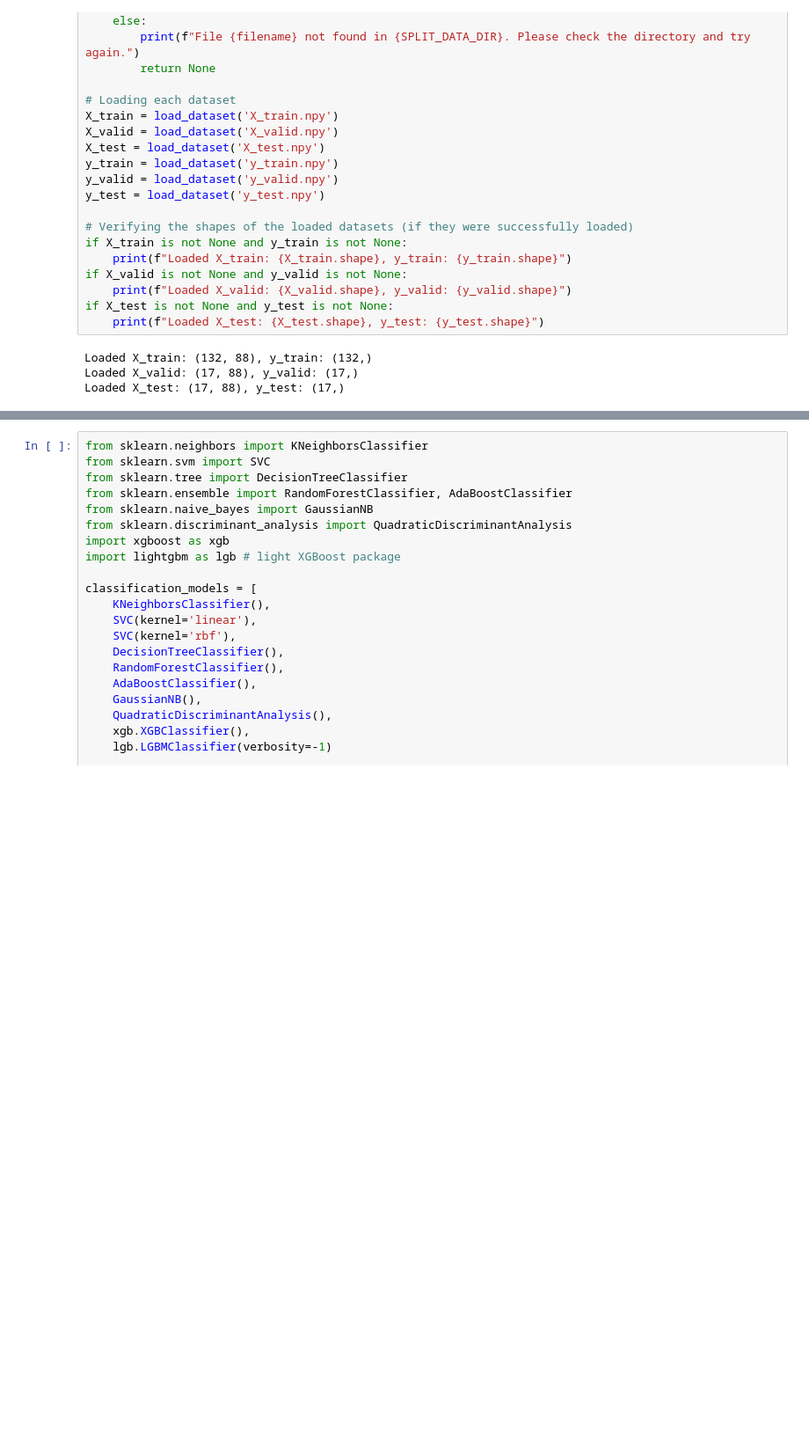
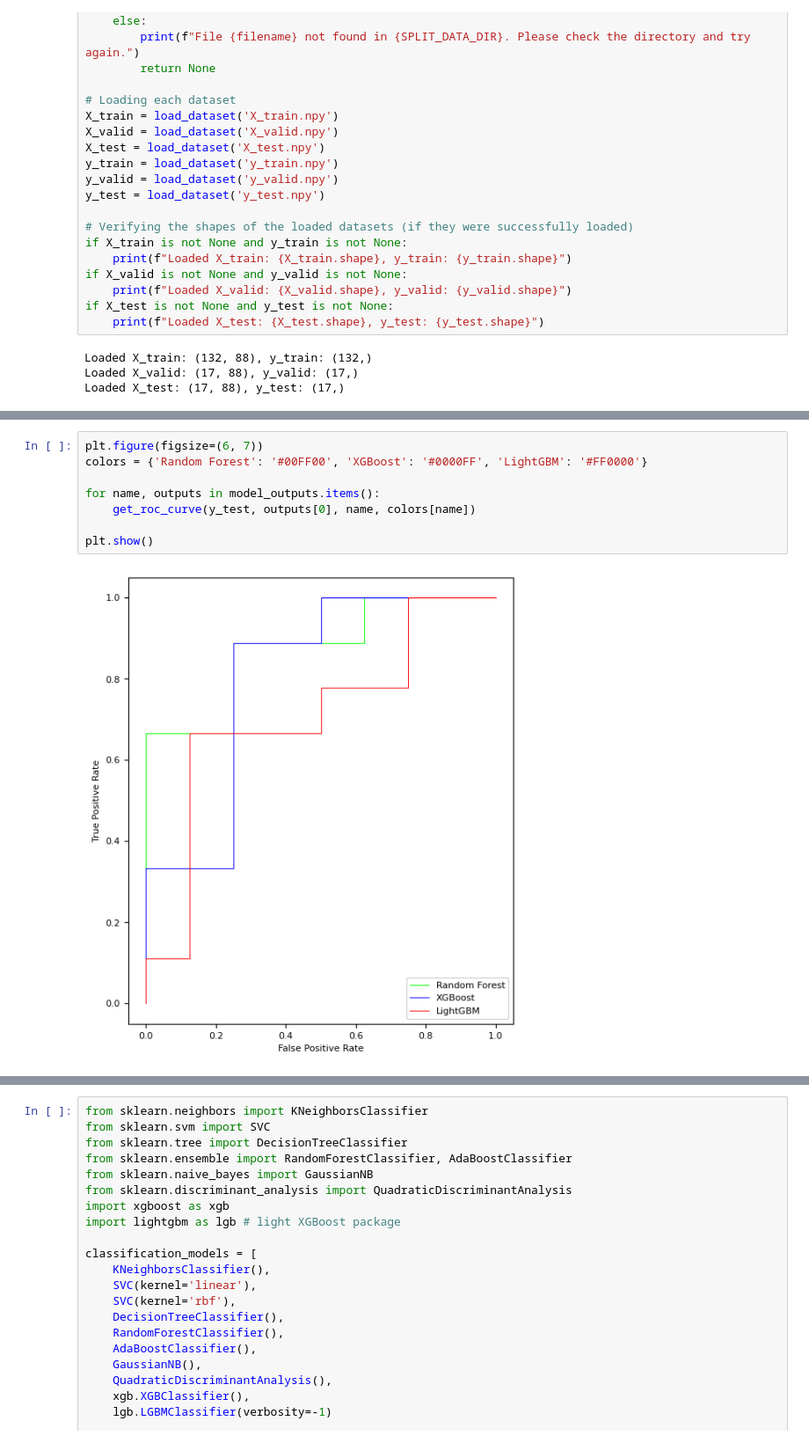
Before and after one commit to toribiodiego/VIP-Dementia, a Jupyter notebook: notebooks/eGeMaps/44100.ipynb, the cells around one changed output, grey strips where cells are left out. Shown at 88% size. Saved outputs shown, nothing was run; the diff lists cells and outputs as text; blank space fills up the shorter version.

```diff
--- a/notebooks/eGeMaps/44100.ipynb
+++ b/notebooks/eGeMaps/44100.ipynb
@@ -166,0 +230,10 @@ Loaded X_test: (17, 88), y_test: (17,)
+# %%
+plt.figure(figsize=(6, 7))
+colors = {'Random Forest': '#00FF00', 'XGBoost': '#0000FF', 'LightGBM': '#FF0000'}
+
+for name, outputs in model_outputs.items():
+    get_roc_curve(y_test, outputs[0], name, colors[name])
+
+plt.show()
+# %% [output]
+[figure, added]
```
Also changed, not shown: parts of 7 cells of this notebook, 1 other file.
